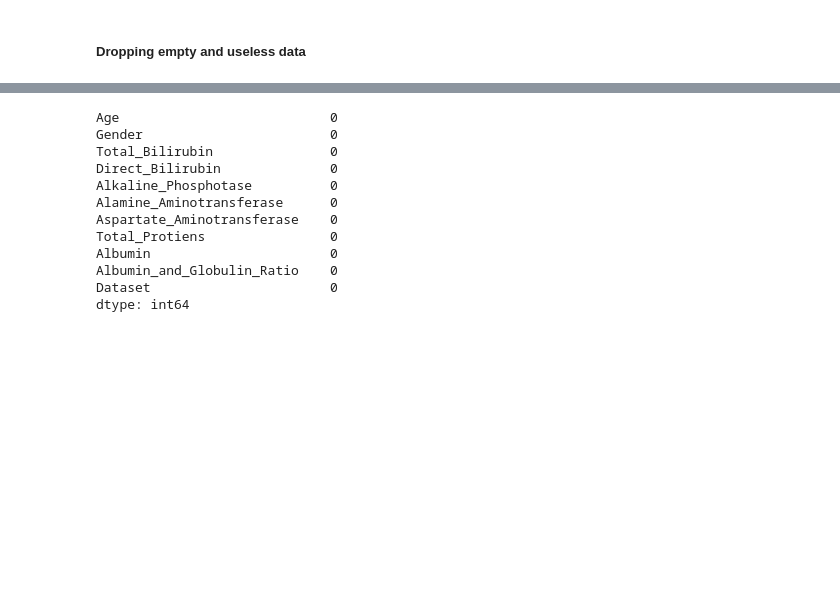
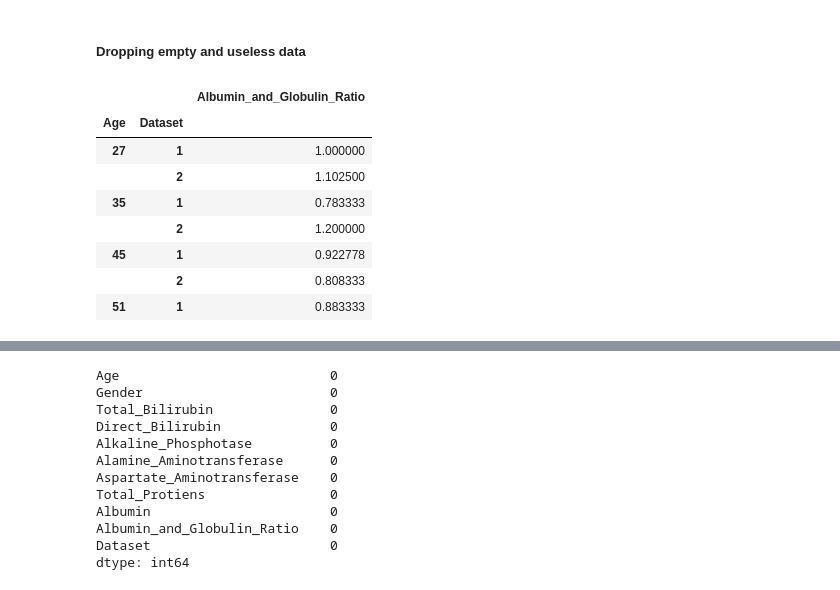
Before and after one commit to pinoden/indian_liver_patient, a Jupyter notebook: indian_liver_patient.ipynb, the cells around one changed output, grey strips where cells are left out. Drawn from its saved outputs; the diff is of its cells as text; code cells hidden in the pictures; blank space fills up the shorter version.

```diff
--- a/indian_liver_patient.ipynb
+++ b/indian_liver_patient.ipynb
@@ -68,2 +109,16 @@ dtype: int64
 # %% [markdown]
 ##### Dropping empty and useless data
+# %%
+my_data.loc[my_data['Age'].isin((45,51,35,27))][["Age",
+                                                 "Dataset", 'Albumin_and_Globulin_Ratio']].groupby(['Age',
+                                                 "Dataset"]).mean()
+# %% [output]
+|  |  | Albumin_and_Globulin_Ratio |
+| Age | Dataset |  |
+| 27 | 1 | 1.000000 |
+|  | 2 | 1.102500 |
+| 35 | 1 | 0.783333 |
+|  | 2 | 1.200000 |
+| 45 | 1 | 0.922778 |
+|  | 2 | 0.808333 |
+| 51 | 1 | 0.883333 |
```
Also changed, not shown: parts of 17 cells of this notebook, 1 other file.
